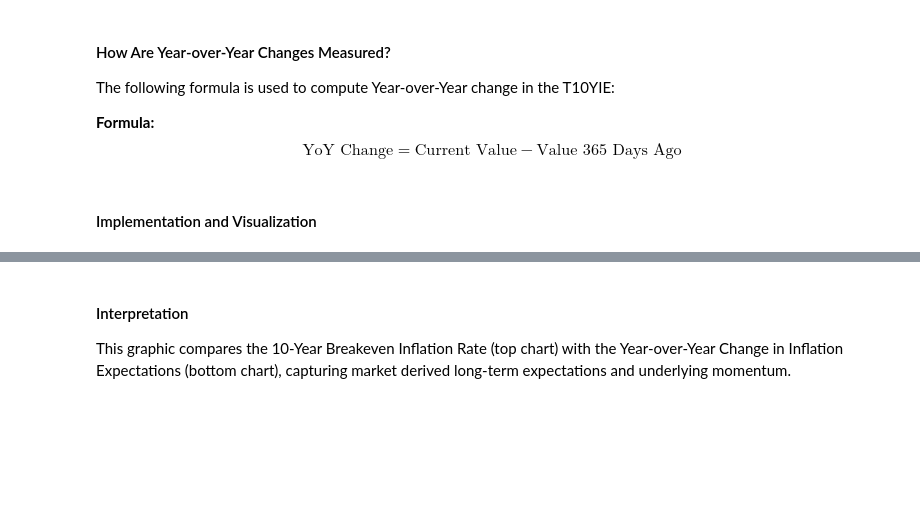
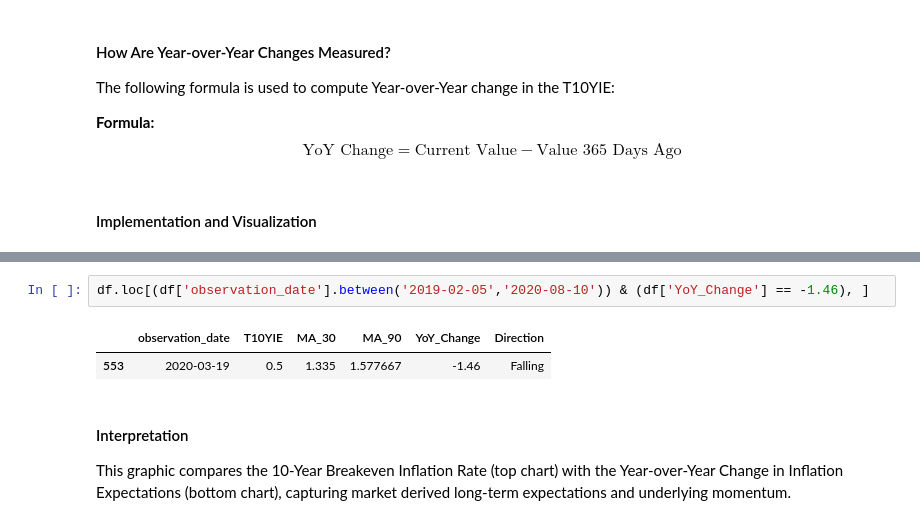
Before and after one commit to Ryan-Page-2024/Investigating-Inflation, a Jupyter notebook: Investigating_Inflation.ipynb, the cells around one changed output, grey strips where cells are left out. Drawn from its saved outputs; the diff is of its cells as text; blank space fills up the shorter version.

```diff
--- a/Investigating_Inflation.ipynb
+++ b/Investigating_Inflation.ipynb
@@ -353,3 +353,8 @@ plt.show()
+# %%
+df.loc[(df['observation_date'].between('2019-02-05','2020-08-10')) & (df['YoY_Change'] == -1.46), ]
+# %% [output]
+|  | observation_date | T10YIE | MA_30 | MA_90 | YoY_Change | Direction |
+| 553 | 2020-03-19 | 0.5 | 1.335 | 1.577667 | -1.46 | Falling |
 # %% [markdown]
 #### Interpretation
 This graphic compares the 10-Year Breakeven Inflation Rate (top chart) with the Year-over-Year Change in Inflation Expectations (bottom chart), capturing market derived long-term expectations and underlying momentum.
```
Also changed, not shown: parts of 4 cells of this notebook, 1 other file.
